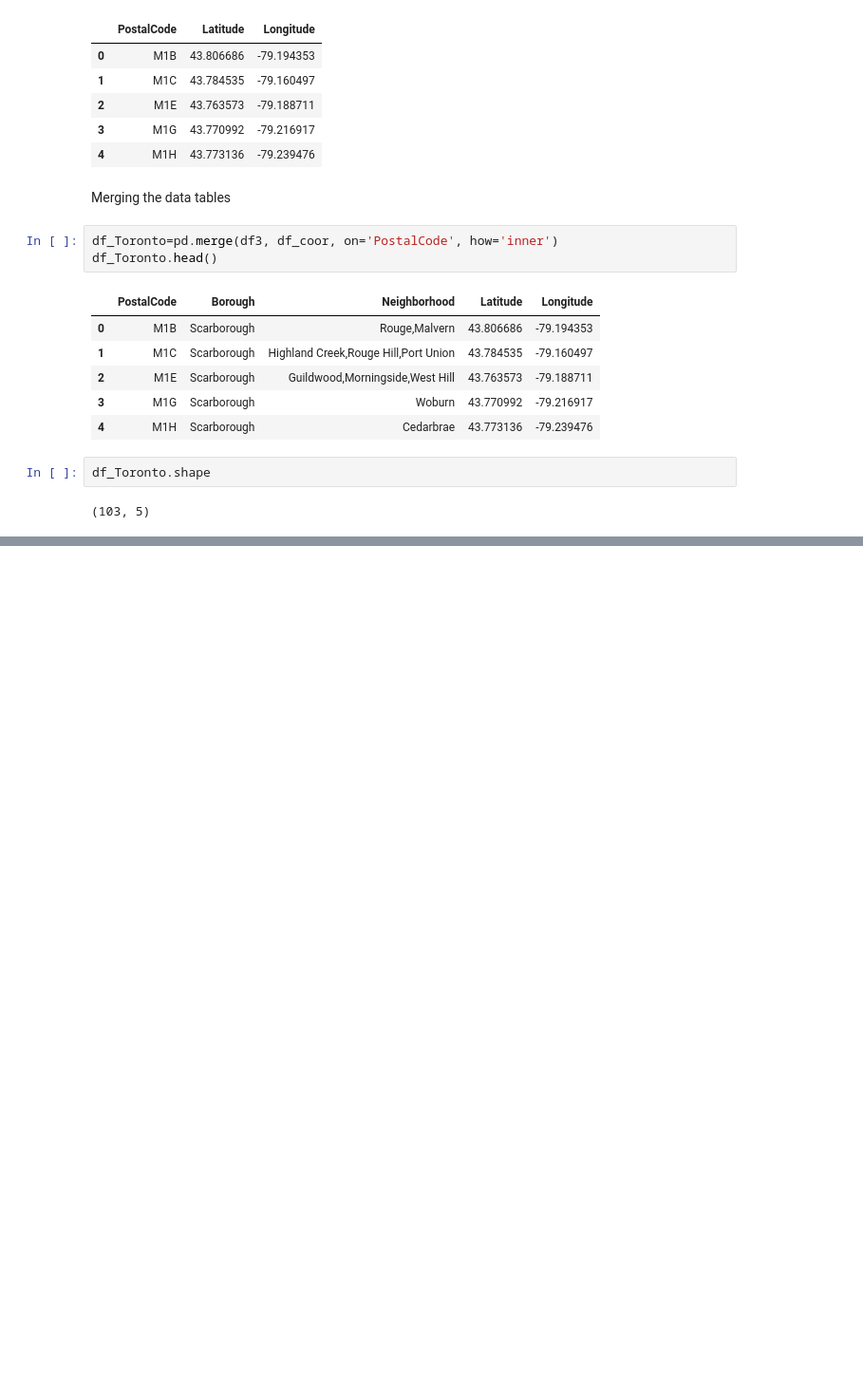
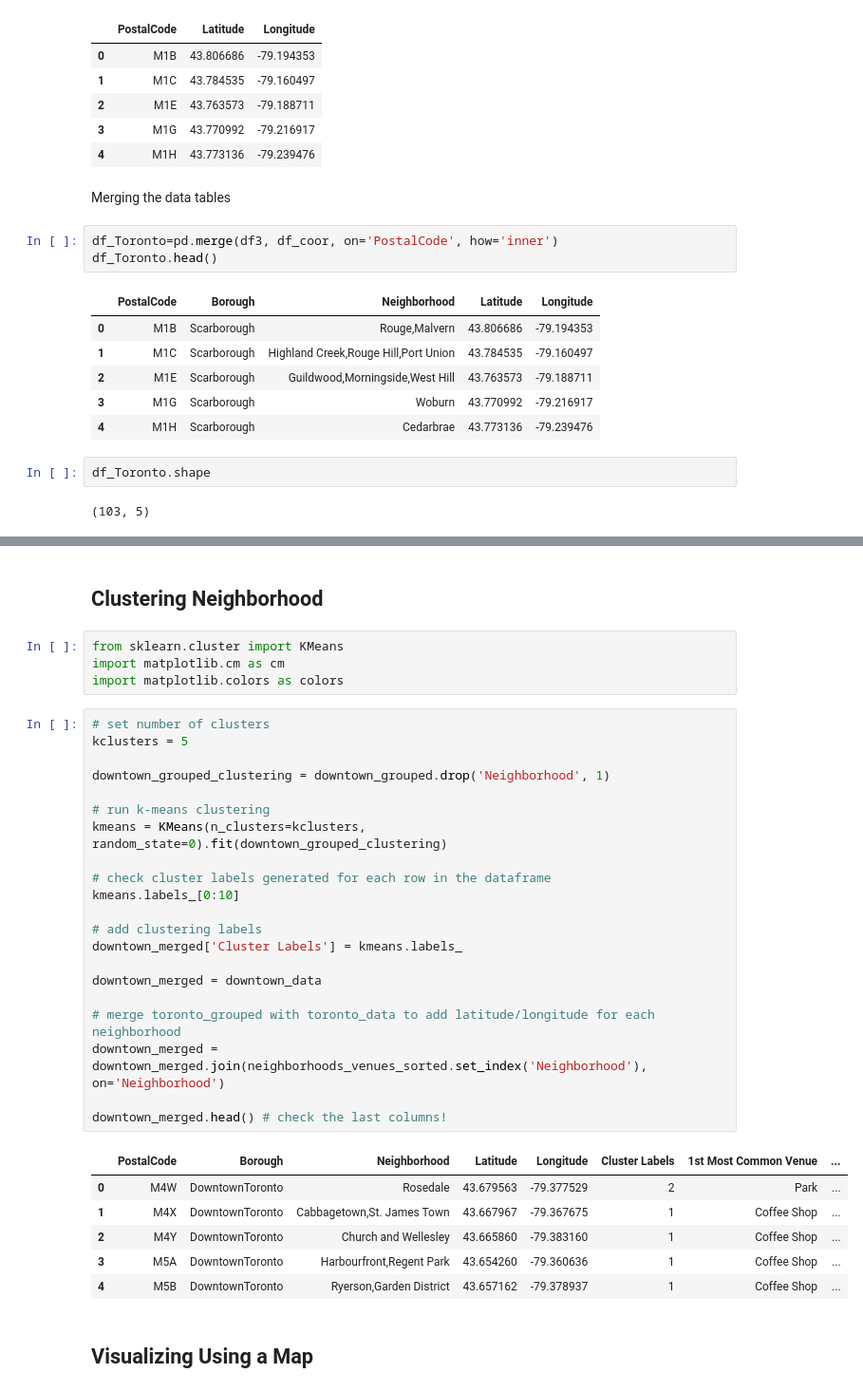
Before and after one commit to natnichalerdwa/data_visualization_MedicalSiteAnalysis, a Jupyter notebook: Toronto Geospatial.ipynb, the cells around one changed output, grey strips where cells are left out. Shown at 95% size. Saved outputs shown, nothing was run; the diff lists cells and outputs as text; blank space fills up the shorter version.

```diff
--- a/Toronto Geospatial.ipynb
+++ b/Toronto Geospatial.ipynb
@@ -87,0 +484,36 @@ df_Toronto.shape
+# %% [markdown]
+## Clustering Neighborhood
+# %%
+from sklearn.cluster import KMeans
+import matplotlib.cm as cm
+import matplotlib.colors as colors
+# %%
+# set number of clusters
+kclusters = 5
+
+downtown_grouped_clustering = downtown_grouped.drop('Neighborhood', 1)
+
+# run k-means clustering
+kmeans = KMeans(n_clusters=kclusters, random_state=0).fit(downtown_grouped_clustering)
+
+# check cluster labels generated for each row in the dataframe
+kmeans.labels_[0:10]
+
+# add clustering labels
+downtown_merged['Cluster Labels'] = kmeans.labels_
+
+downtown_merged = downtown_data
+
+# merge toronto_grouped with toronto_data to add latitude/longitude for each neighborhood
+downtown_merged = downtown_merged.join(neighborhoods_venues_sorted.set_index('Neighborhood'), on='Neighborhood')
+
+downtown_merged.head() # check the last columns!
+# %% [output]
+|  | PostalCode | Borough | Neighborhood | Latitude | Longitude | Cluster Labels | 1st Most Common Venue | ... |
+| 0 | M4W | DowntownToronto | Rosedale | 43.679563 | -79.377529 | 2 | Park | ... |
+| 1 | M4X | DowntownToronto | Cabbagetown,St. James Town | 43.667967 | -79.367675 | 1 | Coffee Shop | ... |
+| 2 | M4Y | DowntownToronto | Church and Wellesley | 43.665860 | -79.383160 | 1 | Coffee Shop | ... |
+| 3 | M5A | DowntownToronto | Harbourfront,Regent Park | 43.654260 | -79.360636 | 1 | Coffee Shop | ... |
+| 4 | M5B | DowntownToronto | Ryerson,Garden District | 43.657162 | -79.378937 | 1 | Coffee Shop | ... |
+# %% [markdown]
+## Visualizing Using a Map
```
Also changed, not shown: parts of 56 cells of this notebook.
